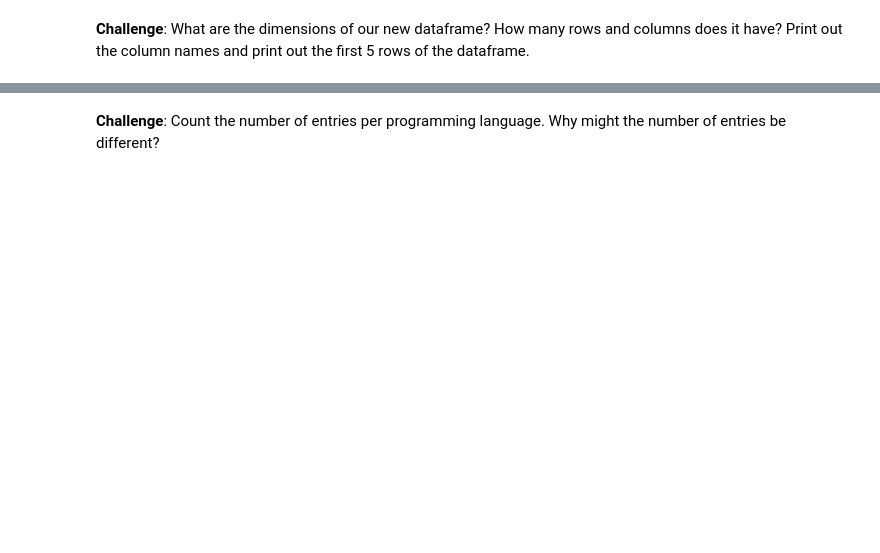
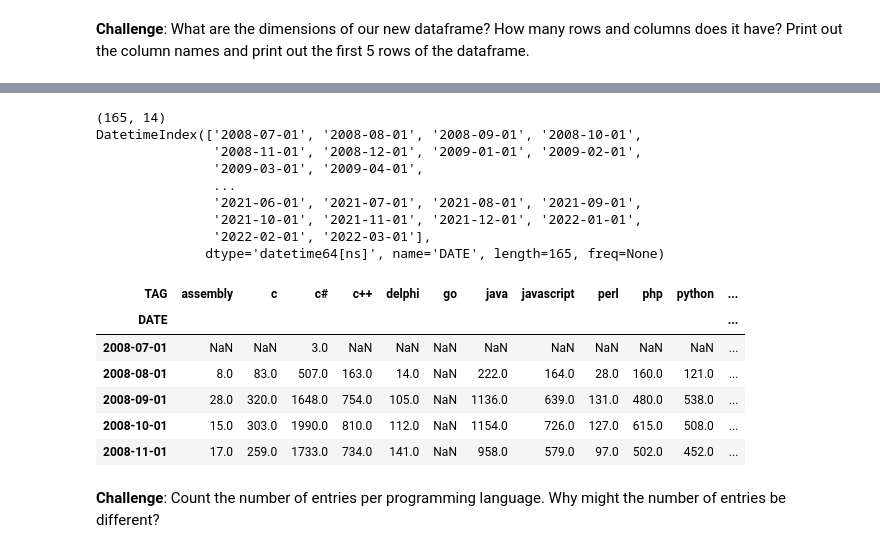
Before and after one commit to halilcodes/programming-langs-stats, a Jupyter notebook: Programming_Languages_(start).ipynb, the cells around one changed output, grey strips where cells are left out. Cells and saved outputs as stored; diff of their text form; code cells hidden in the pictures; blank space fills up the shorter version.

```diff
--- a/Programming_Languages_(start).ipynb
+++ b/Programming_Languages_(start).ipynb
@@ -123,2 +159,24 @@ df.head()
+# %%
+pivoted_df = df.pivot(index="DATE", columns="TAG", values="POSTS")
+print(pivoted_df.shape)
+print(pivoted_df.index)
+pivoted_df.head()
+# %% [output]
+(165, 14)
+DatetimeIndex(['2008-07-01', '2008-08-01', '2008-09-01', '2008-10-01',
+               '2008-11-01', '2008-12-01', '2009-01-01', '2009-02-01',
+               '2009-03-01', '2009-04-01',
+               ...
+               '2021-06-01', '2021-07-01', '2021-08-01', '2021-09-01',
+               '2021-10-01', '2021-11-01', '2021-12-01', '2022-01-01',
+               '2022-02-01', '2022-03-01'],
+              dtype='datetime64[ns]', name='DATE', length=165, freq=None)
+| TAG | assembly | c | c# | c++ | delphi | go | java | javascript | perl | php | python | ... |
+| DATE |  |  |  |  |  |  |  |  |  |  |  | ... |
+| 2008-07-01 | NaN | NaN | 3.0 | NaN | NaN | NaN | NaN | NaN | NaN | NaN | NaN | ... |
+| 2008-08-01 | 8.0 | 83.0 | 507.0 | 163.0 | 14.0 | NaN | 222.0 | 164.0 | 28.0 | 160.0 | 121.0 | ... |
+| 2008-09-01 | 28.0 | 320.0 | 1648.0 | 754.0 | 105.0 | NaN | 1136.0 | 639.0 | 131.0 | 480.0 | 538.0 | ... |
+| 2008-10-01 | 15.0 | 303.0 | 1990.0 | 810.0 | 112.0 | NaN | 1154.0 | 726.0 | 127.0 | 615.0 | 508.0 | ... |
+| 2008-11-01 | 17.0 | 259.0 | 1733.0 | 734.0 | 141.0 | NaN | 958.0 | 579.0 | 97.0 | 502.0 | 452.0 | ... |
 # %% [markdown]
 **Challenge**: Count the number of entries per programming language. Why might the number of entries be different?
```
Also changed, not shown: parts of 7 cells of this notebook.
